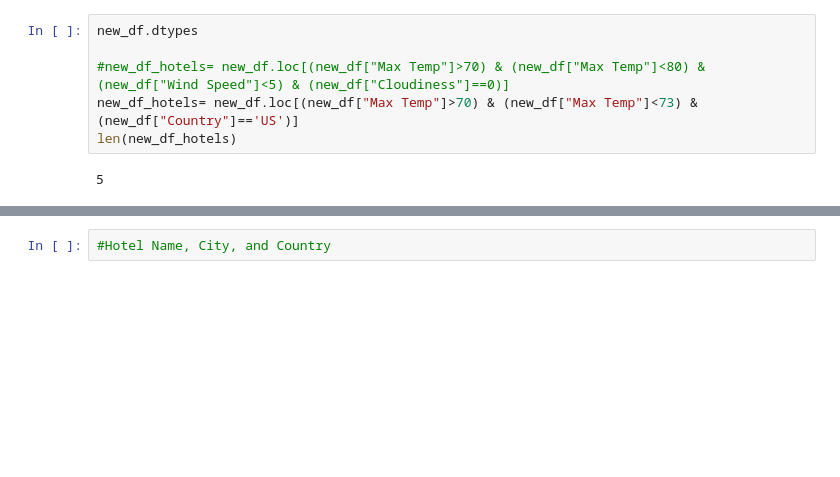
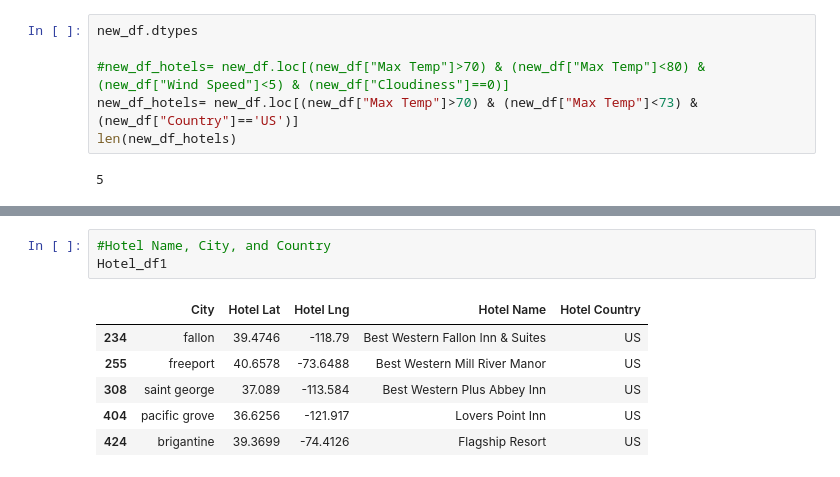
Before and after one commit to bregan78/python_api_challenge, a Jupyter notebook: VacationPy/VacationPy.ipynb, the cells around one changed output, grey strips where cells are left out. Saved outputs shown, nothing was run; the diff lists cells and outputs as text; blank space fills up the shorter version.

```diff
--- a/VacationPy/VacationPy.ipynb
+++ b/VacationPy/VacationPy.ipynb
@@ -151,2 +248,10 @@ F6F5+RX Fallon, NV, USA
 # %%
 #Hotel Name, City, and Country
+Hotel_df1
+# %% [output]
+|  | City | Hotel Lat | Hotel Lng | Hotel Name | Hotel Country |
+| 234 | fallon | 39.4746 | -118.79 | Best Western Fallon Inn & Suites | US |
+| 255 | freeport | 40.6578 | -73.6488 | Best Western Mill River Manor | US |
+| 308 | saint george | 37.089 | -113.584 | Best Western Plus Abbey Inn | US |
+| 404 | pacific grove | 36.6256 | -121.917 | Lovers Point Inn | US |
+| 424 | brigantine | 39.3699 | -74.4126 | Flagship Resort | US |
```
Also changed, not shown: parts of 7 cells of this notebook.
